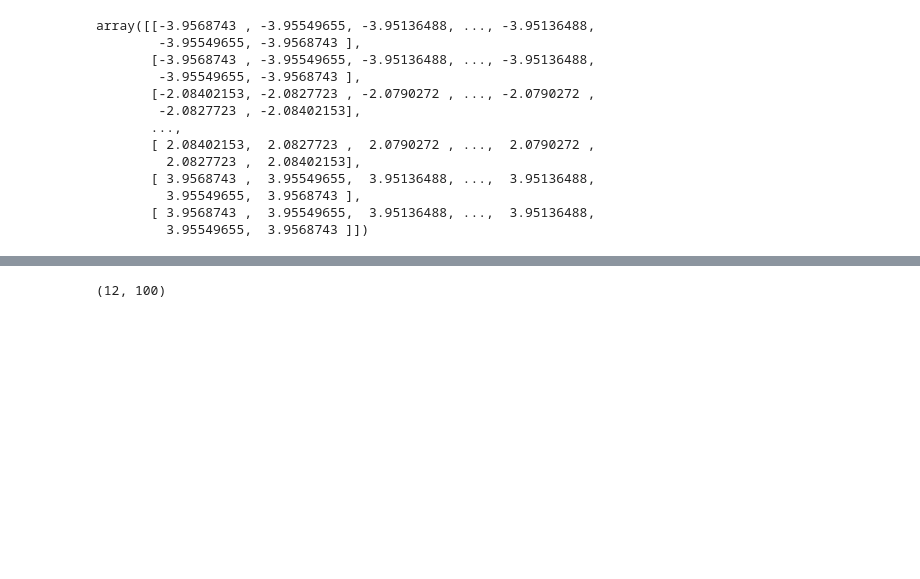
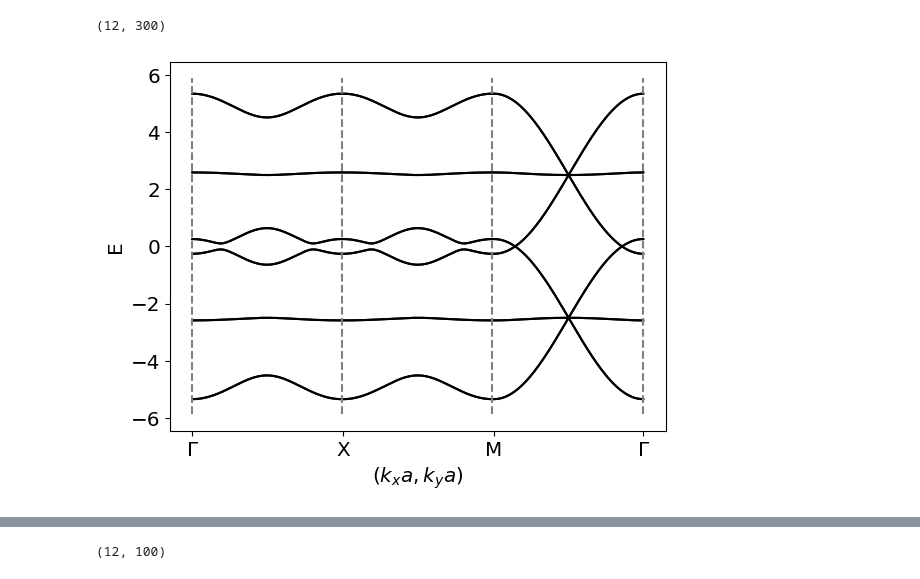
Before and after one commit to alicecarroll/Lieb-Lattice, a Jupyter notebook: calc3.ipynb, the cells around one changed output, grey strips where cells are left out. Cells and saved outputs as stored; diff of their text form; code cells hidden in the pictures; blank space fills up the shorter version.

```diff
--- a/calc3.ipynb
+++ b/calc3.ipynb
@@ -29,17 +33,33 @@ plt.plot(k, energies)
 # %%
-energies = myModel.solvHam(k, k)
-energies
+k1 = np.ones(100)
+k0 = np.zeros(100)
+path = np.concatenate((k, k, k*np.sqrt(2)))
+kx = np.concatenate((k,np.pi*2*k1, k[::-1]))
+ky = np.concatenate((k0, k, k[::-1]))
+
+p = [i for i in range(np.shape(path)[0])]
+np.shape(p)
+energies = myModel.solvHam(kx, ky)
+np.shape(energies)
 # %% [output]
-array([[-3.9568743 , -3.95549655, -3.95136488, ..., -3.95136488,
-        -3.95549655, -3.9568743 ],
-       [-3.9568743 , -3.95549655, -3.95136488, ..., -3.95136488,
-        -3.95549655, -3.9568743 ],
-       [-2.08402153, -2.0827723 , -2.0790272 , ..., -2.0790272 ,
-        -2.0827723 , -2.08402153],
-       ...,
-       [ 2.08402153,  2.0827723 ,  2.0790272 , ...,  2.0790272 ,
-         2.0827723 ,  2.08402153],
-       [ 3.9568743 ,  3.95549655,  3.95136488, ...,  3.95136488,
-         3.95549655,  3.9568743 ],
-       [ 3.9568743 ,  3.95549655,  3.95136488, ...,  3.95136488,
-         3.95549655,  3.9568743 ]])
+(12, 300)
+# %%
+emax = np.amax(energies)
+emax = emax+0.1*emax
+# %%
+plt.xlabel("$(k_x a,k_y a)$", size='x-large')
+plt.ylabel("E", size='x-large')
+plt.yticks(size='x-large')
+plt.xticks(ticks= [0, 100, 200, 299], labels=[r"$\Gamma$",r"X",r"M", r"$\Gamma$"], size='x-large')
+#plt.ylim((-3, 3))
+
+for i in energies:
+    plt.plot(p, i, color='black')
+
+
+plt.vlines([0, 99, 199, 299], [-emax, -emax, -emax, -emax], [emax, emax, emax, emax], colors= 'grey', linestyles='--')
+
+plt.savefig("Pictures/ESCpath.png")
+plt.show()
+# %% [output]
+[figure, added]
```
Also changed, not shown: parts of 13 cells of this notebook, 4 other files.
